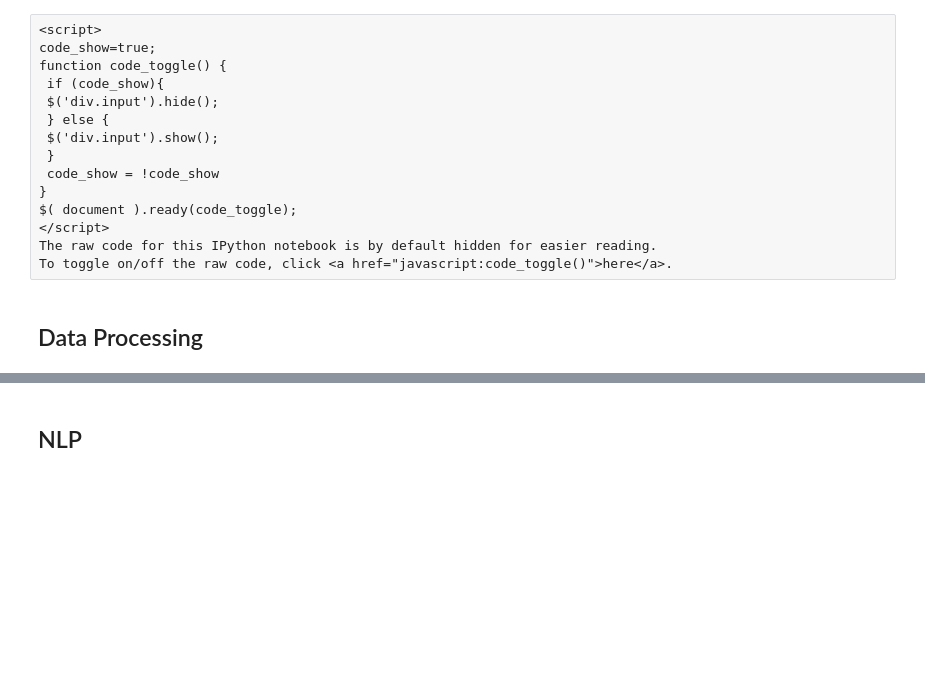
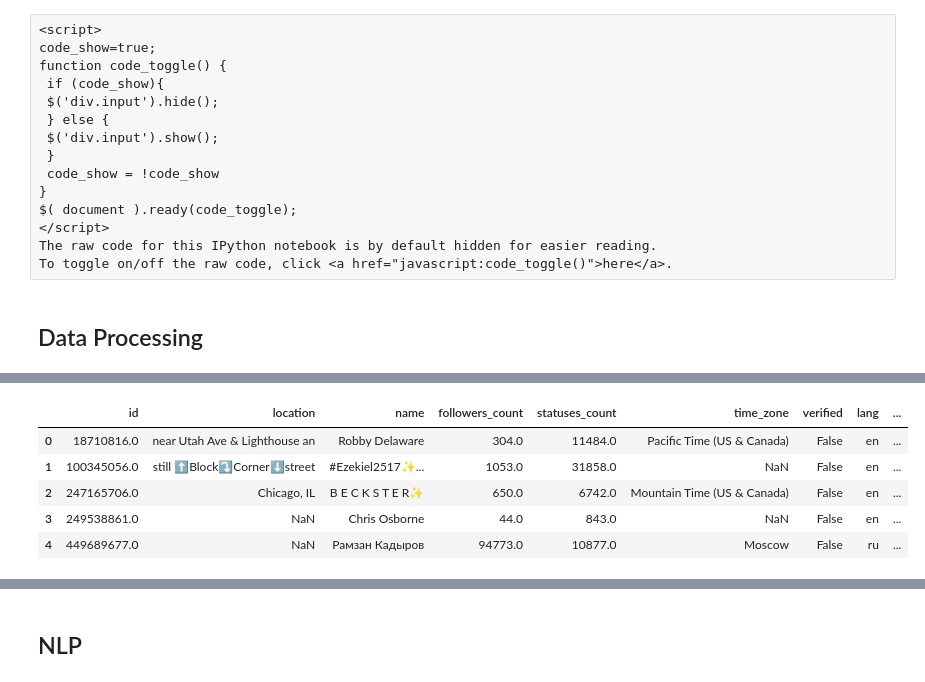
Before and after one commit to stephenjhsu/Fake-Tweets-Visualized, a Jupyter notebook: DataProcessing.ipynb, the cells around one changed output, grey strips where cells are left out. Cells and saved outputs as stored; diff of their text form; code cells hidden in the pictures; blank space fills up the shorter version.

```diff
--- a/DataProcessing.ipynb
+++ b/DataProcessing.ipynb
@@ -113,0 +129,9 @@ def add_datepart(df, fldname, drop=True, time=False):
+# %%
+users.head()
+# %% [output]
+|  | id | location | name | followers_count | statuses_count | time_zone | verified | lang | ... |
+| 0 | 18710816.0 | near Utah Ave & Lighthouse an | Robby Delaware | 304.0 | 11484.0 | Pacific Time (US & Canada) | False | en | ... |
+| 1 | 100345056.0 | still ⬆️Block⤵️Corner⬇️street | #Ezekiel2517✨... | 1053.0 | 31858.0 | NaN | False | en | ... |
+| 2 | 247165706.0 | Chicago, IL | B E C K S T E R✨ | 650.0 | 6742.0 | Mountain Time (US & Canada) | False | en | ... |
+| 3 | 249538861.0 | NaN | Chris Osborne | 44.0 | 843.0 | NaN | False | en | ... |
+| 4 | 449689677.0 | NaN | Рамзан Кадыров | 94773.0 | 10877.0 | Moscow | False | ru | ... |
```
Also changed, not shown: parts of 12 cells of this notebook.
